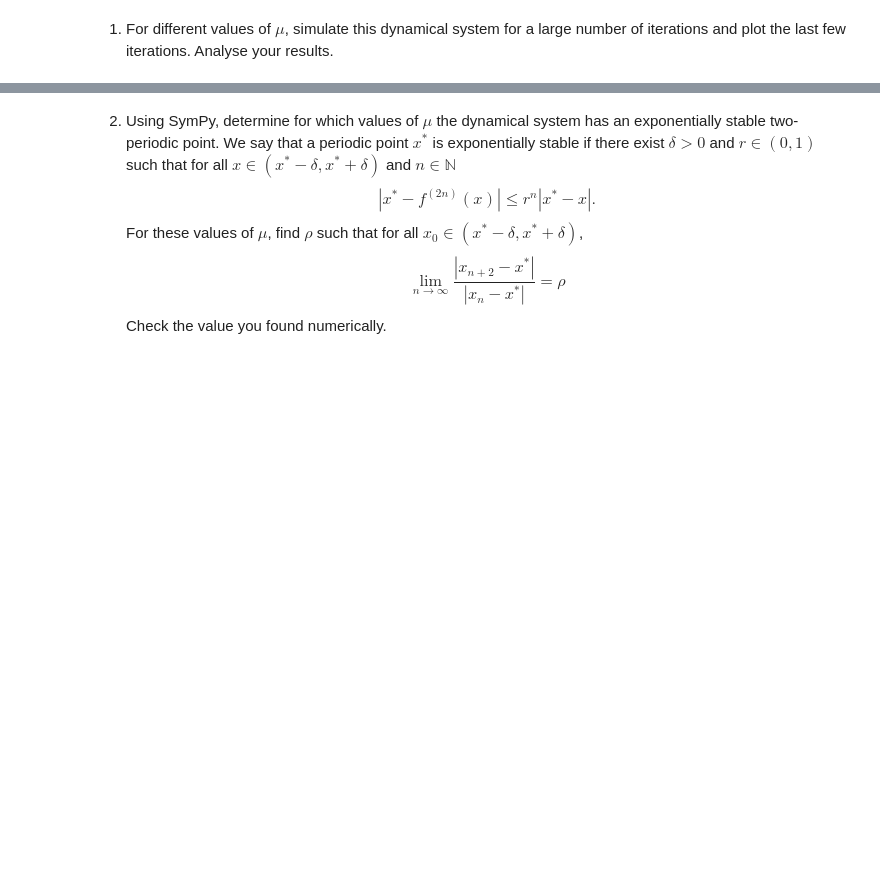
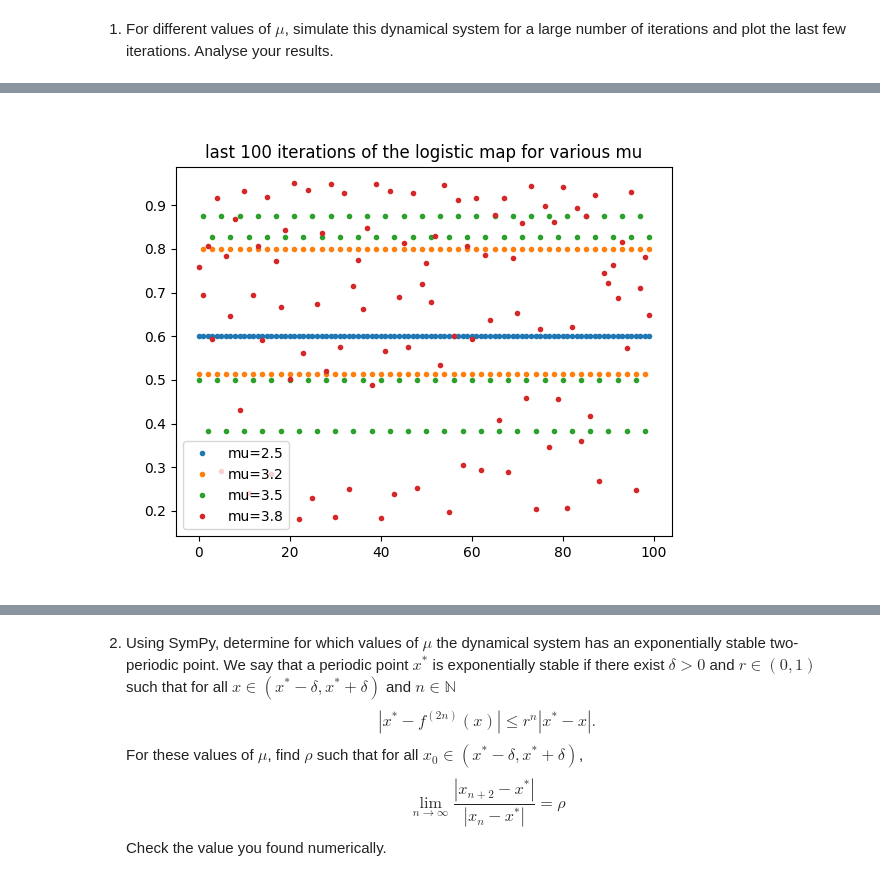
Before and after one commit to raulandrei00/Polytechnique_L2, a Jupyter notebook: discrete/project/FinalProject/FinalProject.ipynb, the cells around one changed output, grey strips where cells are left out. Saved outputs shown, nothing was run; the diff lists cells and outputs as text; code cells hidden in the pictures; blank space fills up the shorter version.

```diff
--- a/discrete/project/FinalProject/FinalProject.ipynb
+++ b/discrete/project/FinalProject/FinalProject.ipynb
@@ -58,0 +74,22 @@ We denote by $f^{n}$ the function $f$ iterated $n$ times.
+# %%
+#this wraper iterates f multiple times and returns the last values
+def logistic(mu, x0=0.2, iter=1000, last=100):
+    x = x0
+    # skip transients
+    for _ in range(iter-last):
+        x = mu * x * (1-x)
+    xs = []
+    for _ in range(last):
+        x = mu * x * (1-x)
+        xs.append(x)
+    return xs
+plt.figure()
+for mu in [2.5, 3.2, 3.5, 3.8]:
+    xs = logistic(mu)
+    plt.plot(xs, '.', label=f"mu={mu}")
+
+plt.title("last 100 iterations of the logistic map for various mu")
+plt.legend()
+plt.show()
+# %% [output]
+[figure, added]
```
Also changed, not shown: parts of 4 cells of this notebook.
